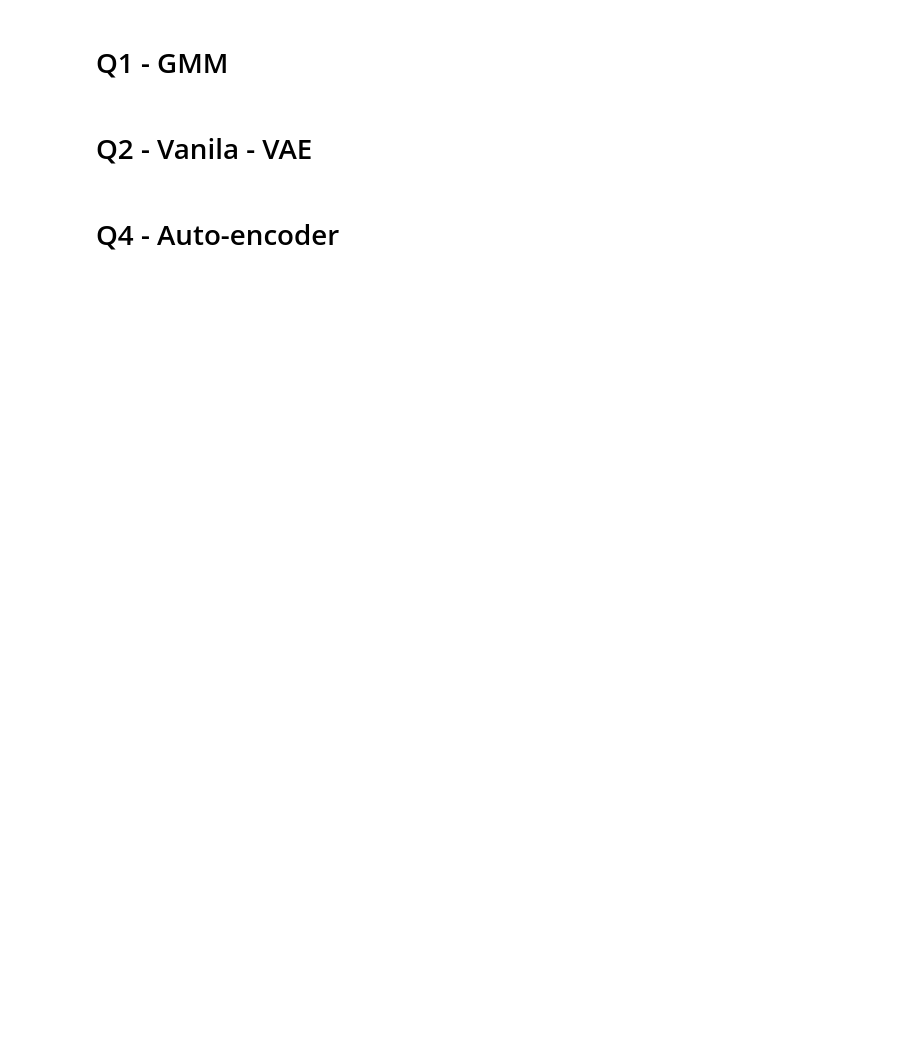
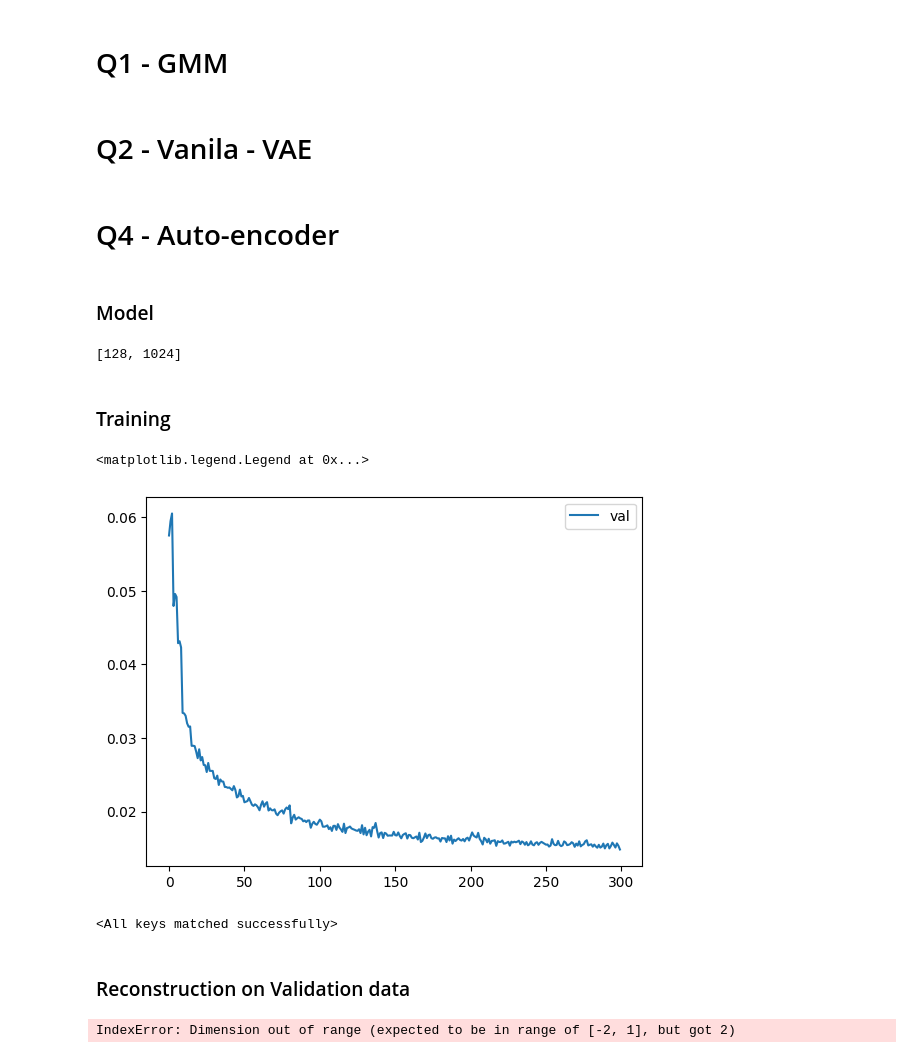
Before and after one commit to karm-patel/VAE, a Jupyter notebook: VAE_Assignment.ipynb, the cells around one changed output. Saved outputs shown, nothing was run; the diff lists cells and outputs as text; code cells hidden in the pictures; blank space fills up the shorter version.

```diff
--- a/VAE_Assignment.ipynb
+++ b/VAE_Assignment.ipynb
@@ -210,6 +224,8 @@ class VAE(nn.Module):
         return mse_loss+ beta*kl_loss, mse_loss, kl_loss
 # %% [markdown]
 # Q4 - Auto-encoder
+# %% [markdown]
+### Model
 # %%
 class Encoder(nn.Module):
     def __init__(self, filters,  kernel_sizes,  strides, hiddens_sizes, paddings,
@@ -325,3 +341,72 @@ class AutoEncoder(nn.Module):
         enc = self.encoder(x)
         x = self.decoder(enc)
         return x, enc
+# %%
+feature_size = 128
+filters = [3, 16, 32, 64, 128, 256]
+kernel_sizes = [4, 4, 4, 4, 4]
+strides = [2,2,2,2,2]
+paddings = [0,0,0,0,0]
+output_paddings = [0,1,0,0,0]
+# paddings = [0,0]
+return_only_liner = 0
+dropout_prob = 0.0
+conv_ip_size = (256,2,2)
+hidden_sizes = [conv_ip_size[0]*conv_ip_size[1]*conv_ip_size[2], feature_size]
+
+ae = AutoEncoder(feature_size=feature_size, conv_ip_size=conv_ip_size, filters=filters,
+                 kernel_sizes=kernel_sizes,strides=strides,output_paddings=output_paddings,
+                 paddings=paddings, hiddens_sizes=hidden_sizes, return_only_liner=return_only_liner, droput_prob=dropout_prob).to(device)
+# %% [output]
+[128, 1024]
+# %% [markdown]
+### Training
+# %%
+%%time
+n_epochs = 100
+loss_fn = nn.MSELoss()
+optim = torch.optim.Adam(ae.parameters(), lr=1e-3)
+losses = []
+val_losses = []
+for epoch in range(n_epochs):
+    ae.train()
+    tqdm_obj = tqdm(train_loader)
+    for i, (X,y) in enumerate(tqdm_obj):
+        X, y = X.to(device), y.to(device)
+        optim.zero_grad()
+
+        X_hat, enc = ae(X) # [B, feature_size]
+        loss = loss_fn(X, X_hat)
+        loss.backward()
+        optim.step()
+
+        tqdm_obj.set_description_str(f"Epoch: {epoch} Loss {loss}")
+        if i%1 == 0:
+            losses.append(loss.detach().to(cpu_device))
+
+    with torch.no_grad(): # mandatory to write
+        ae.eval()
+        tqdm_obj = tqdm(val_loader)
+        for i, (X,y) in enumerate(tqdm_obj):
+            X, y = X.to(device), y.to(device)
+
+            X_hat, enc = ae(X) # [B, feature_size]
+            val_loss = loss_fn(X, X_hat)
+
+            tqdm_obj.set_description_str(f"Epoch {epoch} Val Loss {val_loss}")
+            if i%1 == 0:
+                val_losses.append(val_loss.detach().to(cpu_device))
+# %%
+to_cpu = lambda arr: [each.detach().to(cpu_device) for each in arr]
+# plt.plot(to_cpu(losses), label="train")
+plt.plot(to_cpu(val_losses)[0:], label="val")
+plt.legend()
+# %% [output]
+<matplotlib.legend.Legend at 0x...>
+[figure, added]
+# %%
+ae.load_state_dict(torch.load(f'autoencoders/ckpts/autoencoder_{feature_size}_1l.pt'))
+# %% [output]
+<All keys matched successfully>
+# %% [markdown]
+### Reconstruction on Validation data
@@ -327,0 +419,8 @@ class AutoEncoder(nn.Module):
+# %%
+x, y = next(iter(val_loader))
+x_hat, enc = ae(x.to(device))
+generated_grid = make_grid(x_hat, nrow=10)
+# save_image(generated_grid,f"generated_{feature_size}_1l.png")
+plot_grid(generated_grid)
+# %% [output]
+IndexError: Dimension out of range (expected to be in range of [-2, 1], but got 2)
```
Also changed, not shown: parts of 4 cells of this notebook, 6 other files.
